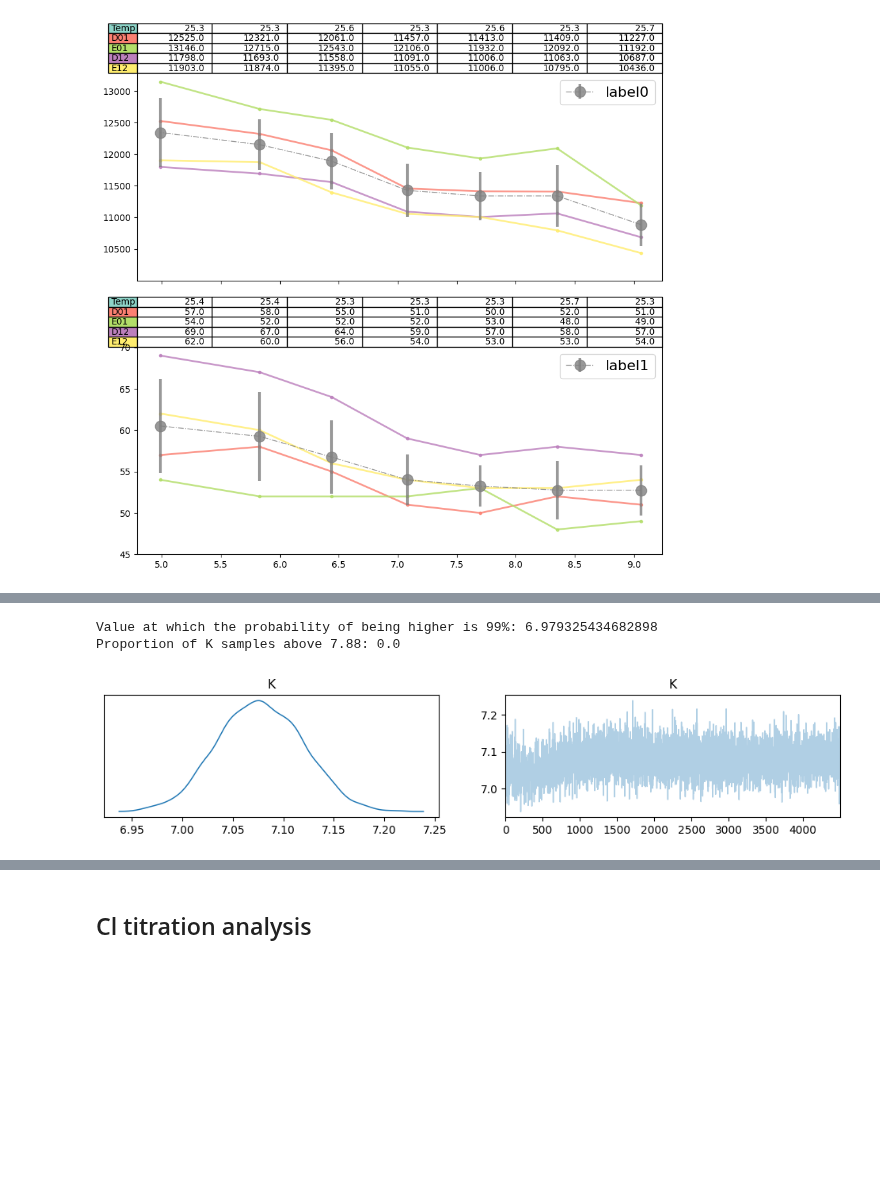
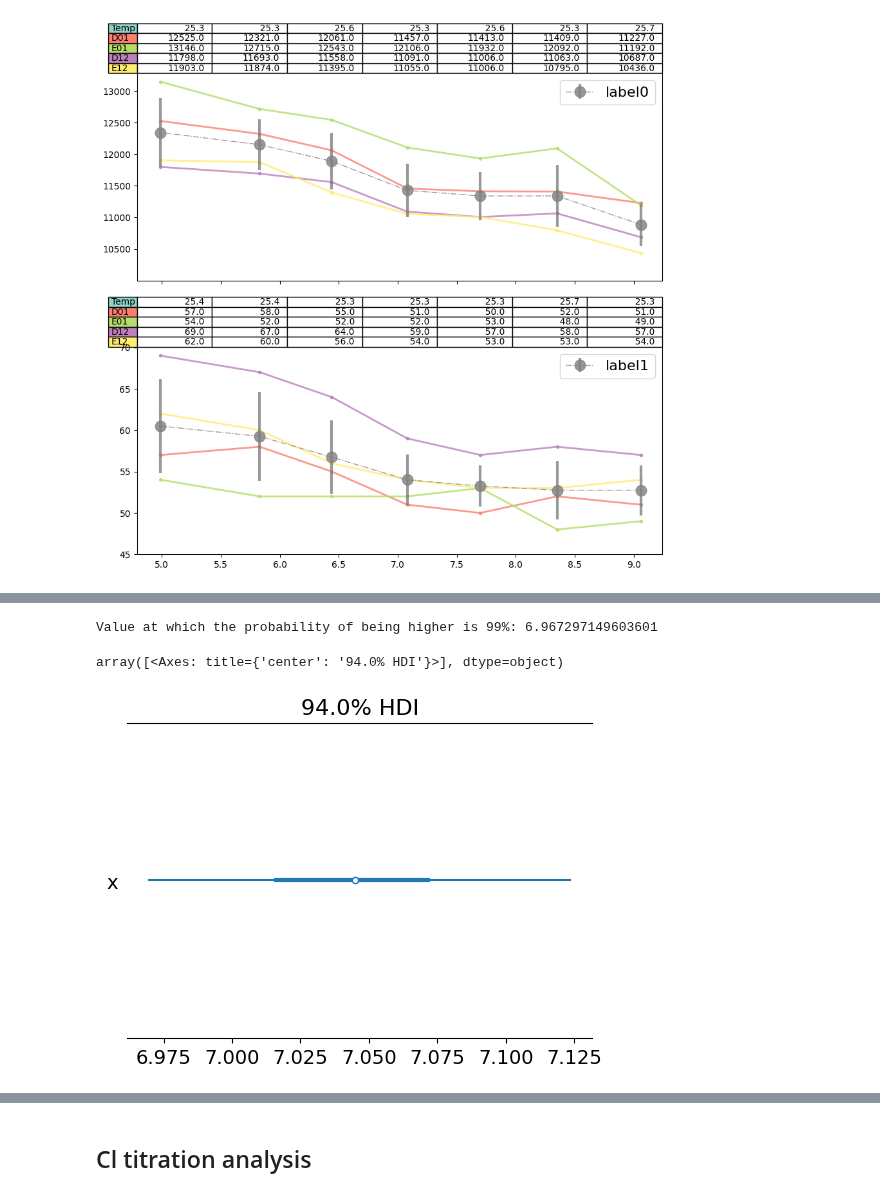
Before and after one commit to darosio/ClopHfit, a Jupyter notebook: docs/tutorials/prtecan.ipynb, the cells around one changed output, grey strips where cells are left out. Drawn from its saved outputs; the diff is of its cells as text; code cells hidden in the pictures; blank space fills up the shorter version.

Commit message:
docs: prtecan

```diff
--- a/docs/tutorials/prtecan.ipynb
+++ b/docs/tutorials/prtecan.ipynb
@@ -145,5 +116,5 @@ ph = prtecan.Titration.fromlistfile("list.pH")
 # %%
-ph_an = prtecan.TitrationAnalysis.fromlistfile("./list.pH")
+ph_an = TitrationAnalysis.fromlistfile("./list.pH")
 ph_an.load_scheme("./scheme.txt")
 print(ph_an.scheme)
 ph_an.labelblocksgroups[1].data["D01"]
@@ -198,11 +164,9 @@ PlateScheme(file='./scheme.txt', _buffer=['D01', 'E01', 'D12', 'E12'], _ctrl=['B
 # %%
 well = "A02"
-y0 = np.array(ph_an.data_dilutioncorrected_norm[0][well])
-y1 = np.array(ph_an.data_dilutioncorrected_norm[1][well])
+y0 = np.array(ph_an.data_dilutioncorrected[0][well])
+y1 = np.array(ph_an.data_dilutioncorrected[1][well])
 x = np.array(ph_an.conc)
-
-ds = fitting.Dataset(x, {"y0": y0, "y1": y1}, is_ph=True)
-rfit = fitting.fit_binding_glob(ds, True)
-
-remcee = rfit.mini.emcee(burn=50, steps=500, workers=8, thin=10)
+ds = fitting.Dataset(x, {"y1": y1}, is_ph=True)
+rfit = fitting.fit_binding_glob(ds)
+rfit.result.params
 # %% [output]
@@ -252,27 +198,14 @@ res.params
 # %%
-# Run MCMC sampling using emcee
-# result_emcee = res.emcee(burn=300, steps=1500, thin=1, params=res.params)
-
-# Get a dictionary of flatchains (i.e., the traces of the parameters)
-# samples = result_emcee.flatchain
 samples = remcee.flatchain[["K"]]
-
 # Convert the dictionary of flatchains to an ArviZ InferenceData object
 samples_dict = {key: np.array(val) for key, val in samples.items()}
 idata = az.from_dict(posterior=samples_dict)
-
-# Plot the results
-az.plot_trace(idata)
-
 k_samples = idata.posterior["K"].values
-percentile_value = np.percentile(k_samples, 1)
+percentile_value = np.percentile(k_samples, 3)
 print(f"Value at which the probability of being higher is 99%: {percentile_value}")
 
-# Calculate the proportion of samples where K > threshold
-threshold = 7.88
-proportion_above_threshold = (k_samples > threshold).mean()
-print(f"Proportion of K samples above {threshold}: {proportion_above_threshold}")
+az.plot_forest(k_samples)
 # %% [output]
-Value at which the probability of being higher is 99%: 6.979325434682898
-Proportion of K samples above 7.88: 0.0
+Value at which the probability of being higher is 99%: 6.967297149603601
+array([<Axes: title={'center': '94.0% HDI'}>], dtype=object)
-[figure, old version]
+[figure, new version]
```
Also changed, not shown: parts of 42 cells of this notebook.
